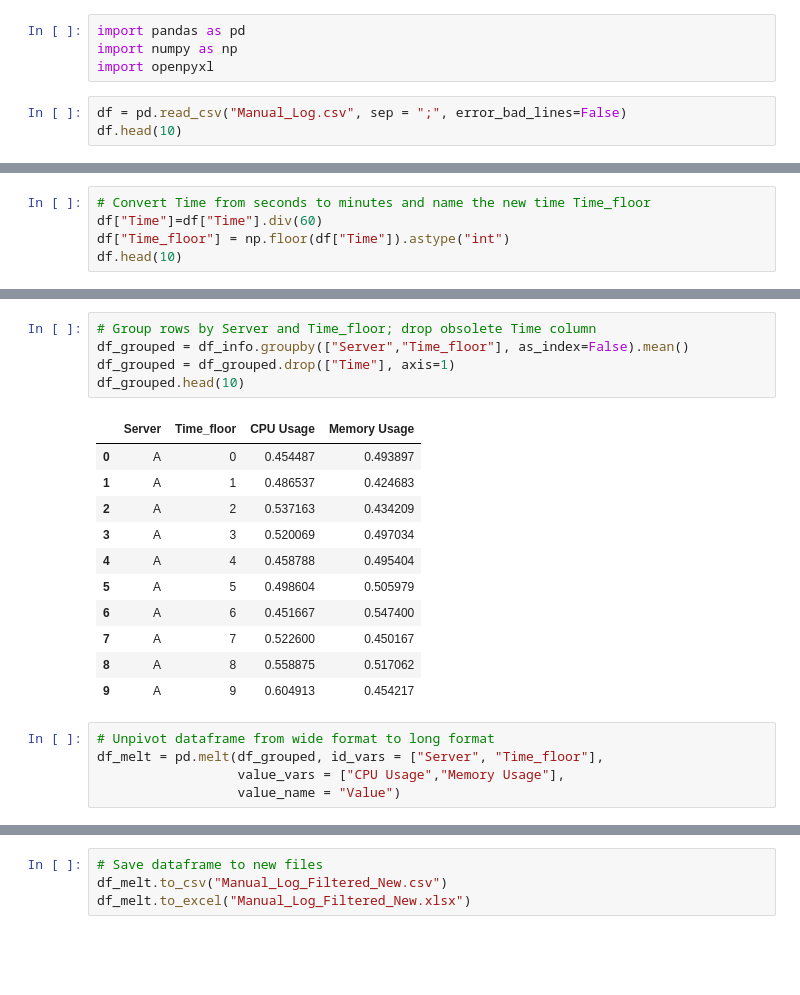
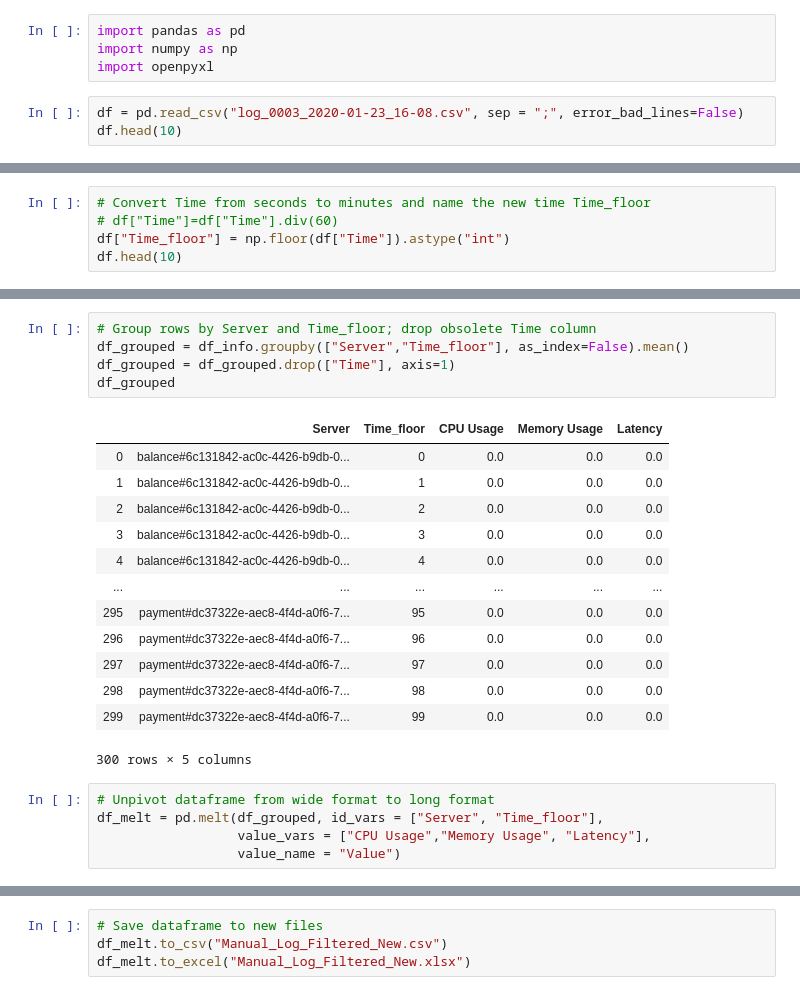
Before and after one commit to Jorisvdv/ING-project, a Jupyter notebook: Flask_app/csv_aggregation_V01.ipynb, the cells around one changed output, grey strips where cells are left out. Drawn from its saved outputs; the diff is of its cells as text; blank space fills up the shorter version.

```diff
--- a/Flask_app/csv_aggregation_V01.ipynb
+++ b/Flask_app/csv_aggregation_V01.ipynb
@@ -3,6 +3,6 @@ import pandas as pd
 import numpy as np
 import openpyxl
 # %%
-df = pd.read_csv("Manual_Log.csv", sep = ";", error_bad_lines=False)
+df = pd.read_csv("log_0003_2020-01-23_16-08.csv", sep = ";", error_bad_lines=False)
 df.head(10)
 # %% [output]
@@ -53,6 +53,6 @@ df.head(10)
 # %%
 # Convert Time from seconds to minutes and name the new time Time_floor
-df["Time"]=df["Time"].div(60)
+# df["Time"]=df["Time"].div(60)
 df["Time_floor"] = np.floor(df["Time"]).astype("int")
 df.head(10)
 # %% [output]
@@ -88,24 +88,26 @@ df_info
 # %%
 # Group rows by Server and Time_floor; drop obsolete Time column
 df_grouped = df_info.groupby(["Server","Time_floor"], as_index=False).mean()
 df_grouped = df_grouped.drop(["Time"], axis=1)
-df_grouped.head(10)
+df_grouped
 # %% [output]
-|  | Server | Time_floor | CPU Usage | Memory Usage |
-| 0 | A | 0 | 0.454487 | 0.493897 |
-| 1 | A | 1 | 0.486537 | 0.424683 |
-| 2 | A | 2 | 0.537163 | 0.434209 |
-| 3 | A | 3 | 0.520069 | 0.497034 |
-| 4 | A | 4 | 0.458788 | 0.495404 |
-| 5 | A | 5 | 0.498604 | 0.505979 |
-| 6 | A | 6 | 0.451667 | 0.547400 |
-| 7 | A | 7 | 0.522600 | 0.450167 |
-| 8 | A | 8 | 0.558875 | 0.517062 |
-| 9 | A | 9 | 0.604913 | 0.454217 |
+|  | Server | Time_floor | CPU Usage | Memory Usage | Latency |
+| 0 | balance#6c131842-ac0c-4426-b9db-0... | 0 | 0.0 | 0.0 | 0.0 |
+| 1 | balance#6c131842-ac0c-4426-b9db-0... | 1 | 0.0 | 0.0 | 0.0 |
+| 2 | balance#6c131842-ac0c-4426-b9db-0... | 2 | 0.0 | 0.0 | 0.0 |
+| 3 | balance#6c131842-ac0c-4426-b9db-0... | 3 | 0.0 | 0.0 | 0.0 |
+| 4 | balance#6c131842-ac0c-4426-b9db-0... | 4 | 0.0 | 0.0 | 0.0 |
+| ... | ... | ... | ... | ... | ... |
+| 295 | payment#dc37322e-aec8-4f4d-a0f6-7... | 95 | 0.0 | 0.0 | 0.0 |
+| 296 | payment#dc37322e-aec8-4f4d-a0f6-7... | 96 | 0.0 | 0.0 | 0.0 |
+| 297 | payment#dc37322e-aec8-4f4d-a0f6-7... | 97 | 0.0 | 0.0 | 0.0 |
+| 298 | payment#dc37322e-aec8-4f4d-a0f6-7... | 98 | 0.0 | 0.0 | 0.0 |
+| 299 | payment#dc37322e-aec8-4f4d-a0f6-7... | 99 | 0.0 | 0.0 | 0.0 |
+300 rows × 5 columns
 # %%
 # Unpivot dataframe from wide format to long format
 df_melt = pd.melt(df_grouped, id_vars = ["Server", "Time_floor"],
-                  value_vars = ["CPU Usage","Memory Usage"],
+                  value_vars = ["CPU Usage","Memory Usage", "Latency"],
                   value_name = "Value")
 # %%
 # Sort dataframe by Server and Time_floor
```
Also changed, not shown: parts of 7 cells of this notebook, 13 other files.
